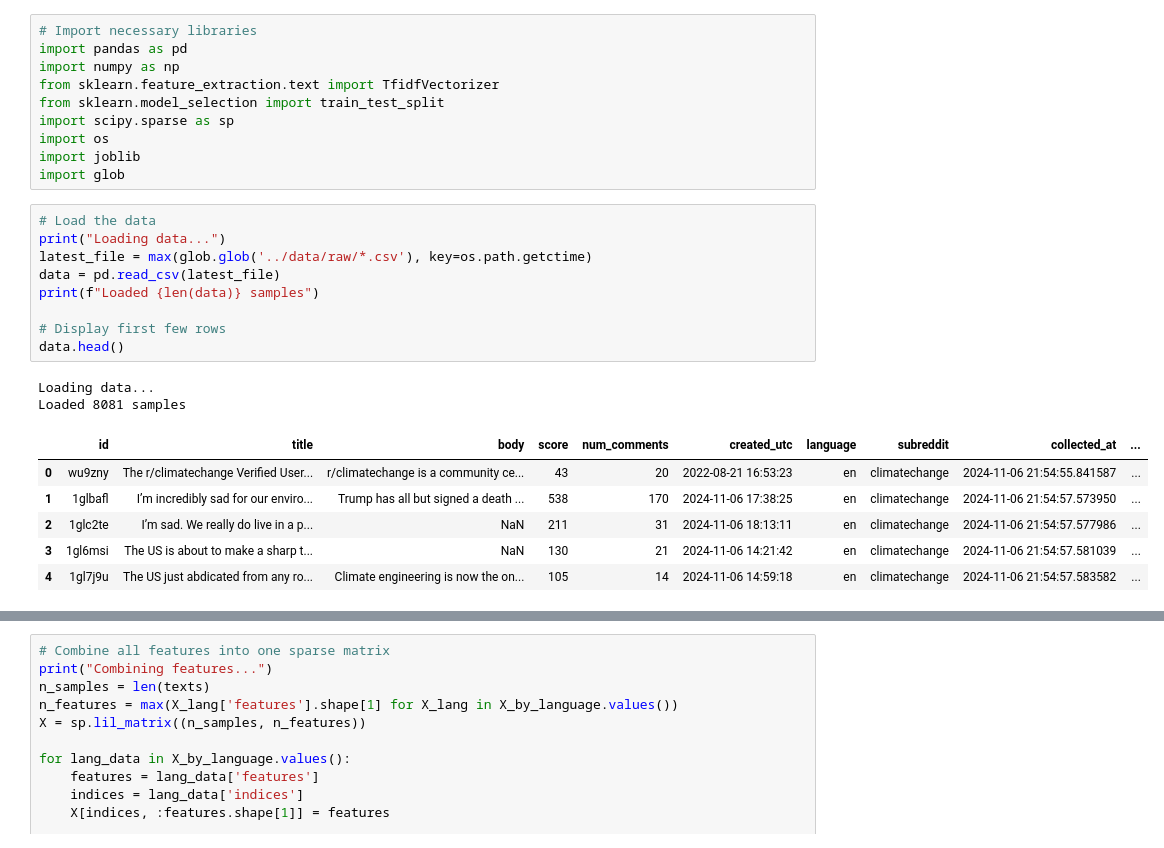
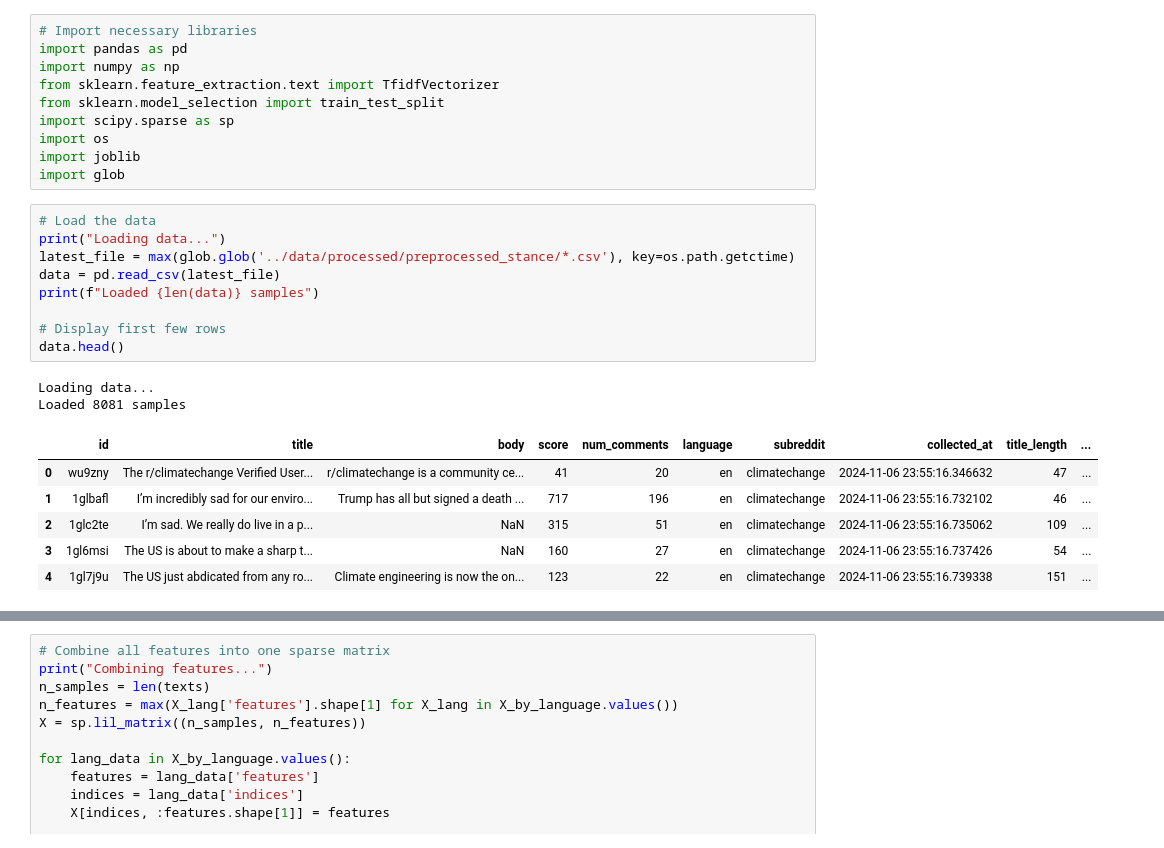
Before and after one commit to jaxendutta/climate-stance-detection, a Jupyter notebook: notebooks/02_preprocessing.ipynb, the cells around one changed output, grey strips where cells are left out. Saved outputs shown, nothing was run; the diff lists cells and outputs as text.

```diff
--- a/notebooks/02_preprocessing.ipynb
+++ b/notebooks/02_preprocessing.ipynb
@@ -19,18 +19,18 @@ import glob
 # %%
 # Load the data
 print("Loading data...")
-latest_file = max(glob.glob('../data/raw/*.csv'), key=os.path.getctime)
+latest_file = max(glob.glob('../data/processed/preprocessed_stance/*.csv'), key=os.path.getctime)
 data = pd.read_csv(latest_file)
 print(f"Loaded {len(data)} samples")
 
 # Display first few rows
 data.head()
 # %% [output]
 Loading data...
 Loaded 8081 samples
-|  | id | title | body | score | num_comments | created_utc | language | subreddit | collected_at | ... |
-| 0 | wu9zny | The r/climatechange Verified User... | r/climatechange is a community ce... | 43 | 20 | 2022-08-21 16:53:23 | en | climatechange | 2024-11-06 21:54:55.841587 | ... |
-| 1 | 1glbafl | I’m incredibly sad for our enviro... | Trump has all but signed a death ... | 538 | 170 | 2024-11-06 17:38:25 | en | climatechange | 2024-11-06 21:54:57.573950 | ... |
-| 2 | 1glc2te | I’m sad. We really do live in a p... | NaN | 211 | 31 | 2024-11-06 18:13:11 | en | climatechange | 2024-11-06 21:54:57.577986 | ... |
-| 3 | 1gl6msi | The US is about to make a sharp t... | NaN | 130 | 21 | 2024-11-06 14:21:42 | en | climatechange | 2024-11-06 21:54:57.581039 | ... |
-| 4 | 1gl7j9u | The US just abdicated from any ro... | Climate engineering is now the on... | 105 | 14 | 2024-11-06 14:59:18 | en | climatechange | 2024-11-06 21:54:57.583582 | ... |
+|  | id | title | body | score | num_comments | language | subreddit | collected_at | title_length | ... |
+| 0 | wu9zny | The r/climatechange Verified User... | r/climatechange is a community ce... | 41 | 20 | en | climatechange | 2024-11-06 23:55:16.346632 | 47 | ... |
+| 1 | 1glbafl | I’m incredibly sad for our enviro... | Trump has all but signed a death ... | 717 | 196 | en | climatechange | 2024-11-06 23:55:16.732102 | 46 | ... |
+| 2 | 1glc2te | I’m sad. We really do live in a p... | NaN | 315 | 51 | en | climatechange | 2024-11-06 23:55:16.735062 | 109 | ... |
+| 3 | 1gl6msi | The US is about to make a sharp t... | NaN | 160 | 27 | en | climatechange | 2024-11-06 23:55:16.737426 | 54 | ... |
+| 4 | 1gl7j9u | The US just abdicated from any ro... | Climate engineering is now the on... | 123 | 22 | en | climatechange | 2024-11-06 23:55:16.739338 | 151 | ... |
```
Also changed, not shown: parts of 3 cells of this notebook, 4 other files.
